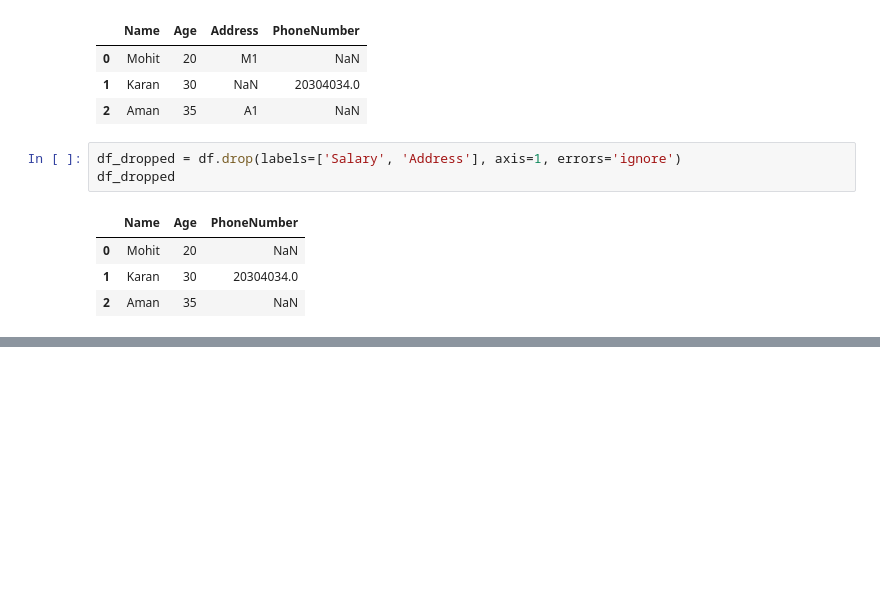
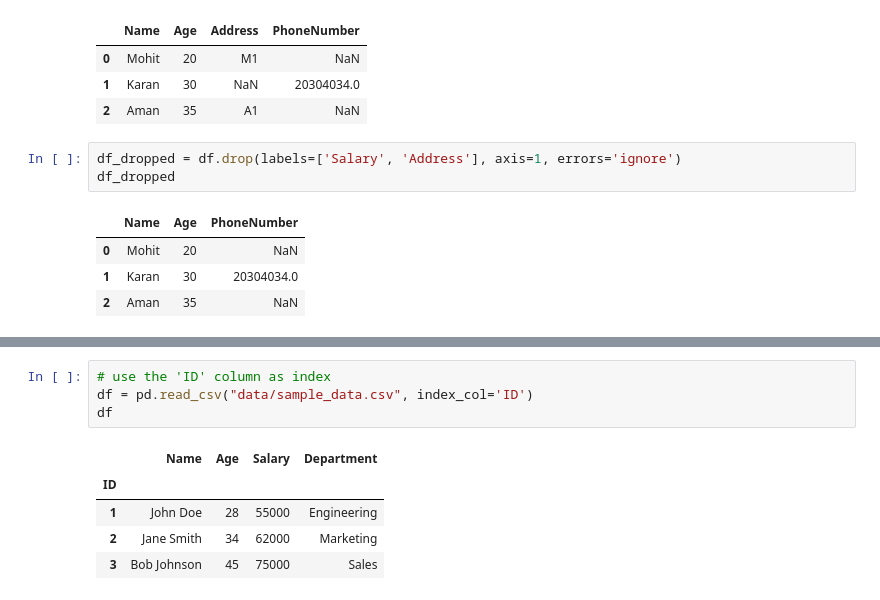
Before and after one commit to mohitsingh109/Learning-Python-March, a Jupyter notebook: Pandas.ipynb, the cells around one changed output, grey strips where cells are left out. Cells and saved outputs as stored; diff of their text form; blank space fills up the shorter version.

```diff
--- a/Pandas.ipynb
+++ b/Pandas.ipynb
@@ -191,0 +322,10 @@ df_dropped
+# %%
+# use the 'ID' column as index
+df = pd.read_csv("data/sample_data.csv", index_col='ID')
+df
+# %% [output]
+|  | Name | Age | Salary | Department |
+| ID |  |  |  |  |
+| 1 | John Doe | 28 | 55000 | Engineering |
+| 2 | Jane Smith | 34 | 62000 | Marketing |
+| 3 | Bob Johnson | 45 | 75000 | Sales |
```
Also changed, not shown: parts of 29 cells of this notebook, 1 other file.
